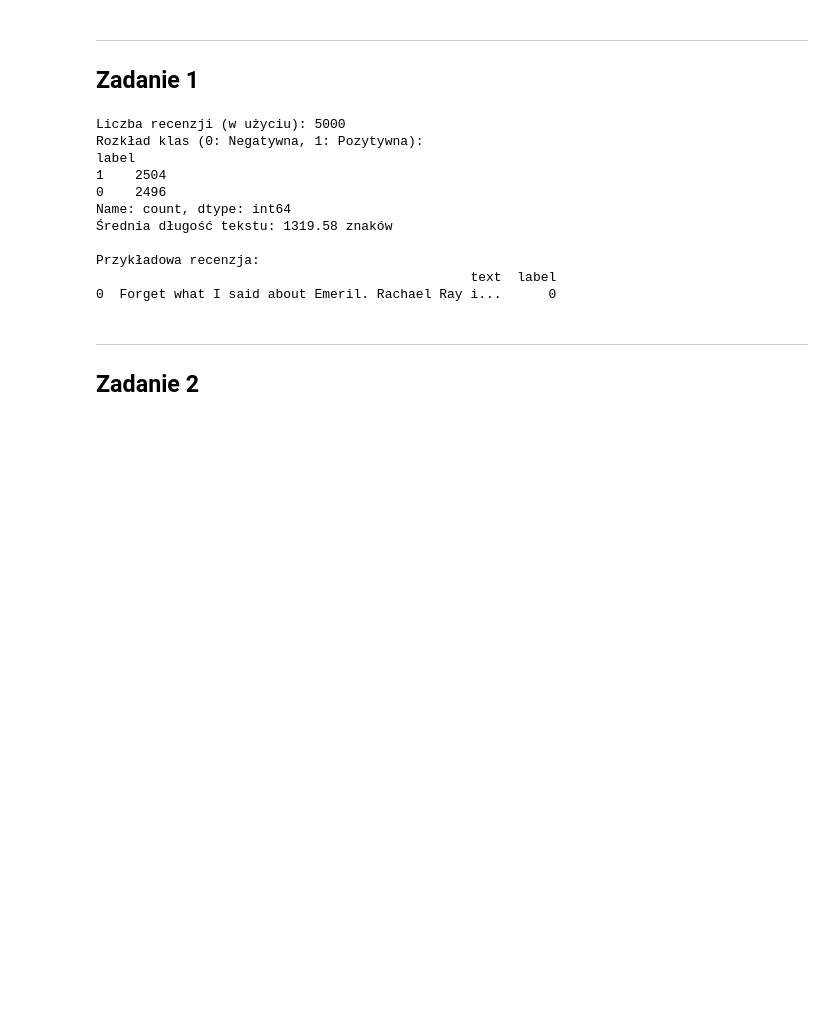
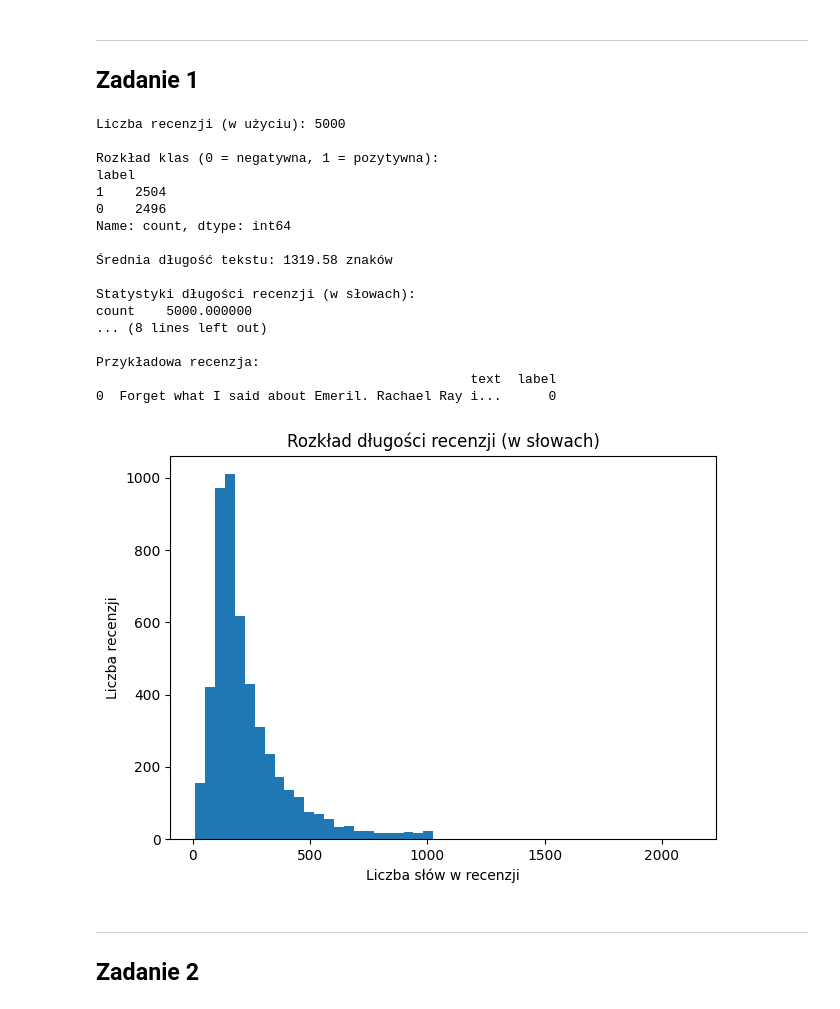
Before and after one commit to mathieuboro/Introduction_to_Machine_Learning, a Jupyter notebook: Lista 8 - 275986_276011.ipynb, the cells around one changed output. Saved outputs shown, nothing was run; the diff lists cells and outputs as text; code cells hidden in the pictures; blank space fills up the shorter version.

```diff
--- a/Lista 8 - 275986_276011.ipynb
+++ b/Lista 8 - 275986_276011.ipynb
@@ -17,36 +17,56 @@ import seaborn as sns
 # %% [markdown]
 ___
 ## Zadanie 1
-# %%
-dataset = load_dataset("imdb")
-
-
-df_train = pd.DataFrame(dataset['train'])
-df_test = pd.DataFrame(dataset['test'])
-df = pd.concat([df_train, df_test], ignore_index=True)
-
-df = df.sample(5000, random_state=42).reset_index(drop=True)
-
-print(f"Liczba recenzji (w użyciu): {len(df)}")
-print(f"Rozkład klas (0: Negatywna, 1: Pozytywna):\n{df['label'].value_counts()}")
-
-df['length'] = df['text'].apply(len)
-print(f"Średnia długość tekstu: {df['length'].mean():.2f} znaków\n")
-
-print("Przykładowa recenzja:")
-print(df[['text', 'label']].head(1))
-# %% [output]
-Liczba recenzji (w użyciu): 5000
-Rozkład klas (0: Negatywna, 1: Pozytywna):
-label
-1    2504
-0    2496
-Name: count, dtype: int64
-Średnia długość tekstu: 1319.58 znaków
-
-Przykładowa recenzja:
-                                                text  label
-0  Forget what I said about Emeril. Rachael Ray i...      0
+# %%
+dataset = load_dataset("imdb")
+
+df_train = pd.DataFrame(dataset["train"])
+df_test = pd.DataFrame(dataset["test"])
+df = pd.concat([df_train, df_test], ignore_index=True)
+
+df = df.sample(5000, random_state=42).reset_index(drop=True)
+
+print(f"Liczba recenzji (w użyciu): {len(df)}")
+
+print("\nRozkład klas (0 = negatywna, 1 = pozytywna):")
+print(df["label"].value_counts())
+
+df["len_chars"] = df["text"].str.len()
+print(f"\nŚrednia długość tekstu: {df['len_chars'].mean():.2f} znaków")
+
+df["len_tokens"] = df["text"].str.split().str.len()
+print("\nStatystyki długości recenzji (w słowach):")
+print(df["len_tokens"].describe())
+
+print("\nPrzykładowa recenzja:")
+print(df[["text", "label"]].head(1))
+
+plt.figure()
+plt.hist(df["len_tokens"], bins=50)
+plt.xlabel("Liczba słów w recenzji")
+plt.ylabel("Liczba recenzji")
+plt.title("Rozkład długości recenzji (w słowach)")
+plt.tight_layout()
+plt.show()
+# %% [output]
+Liczba recenzji (w użyciu): 5000
+
+Rozkład klas (0 = negatywna, 1 = pozytywna):
+label
+1    2504
+0    2496
+Name: count, dtype: int64
+
+Średnia długość tekstu: 1319.58 znaków
+
+Statystyki długości recenzji (w słowach):
+count    5000.000000
+... (8 lines left out)
+
+Przykładowa recenzja:
+                                                text  label
+0  Forget what I said about Emeril. Rachael Ray i...      0
+[figure, added]
 # %% [markdown]
 ___
 ## Zadanie 2
```
Also changed, not shown: parts of 9 cells of this notebook.
